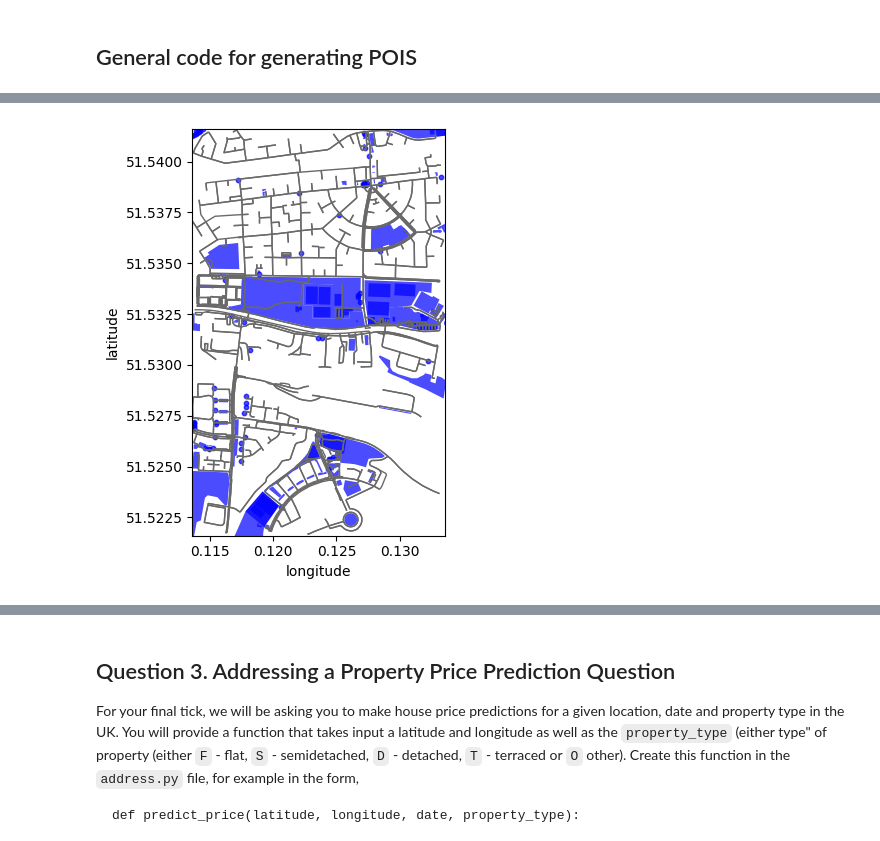
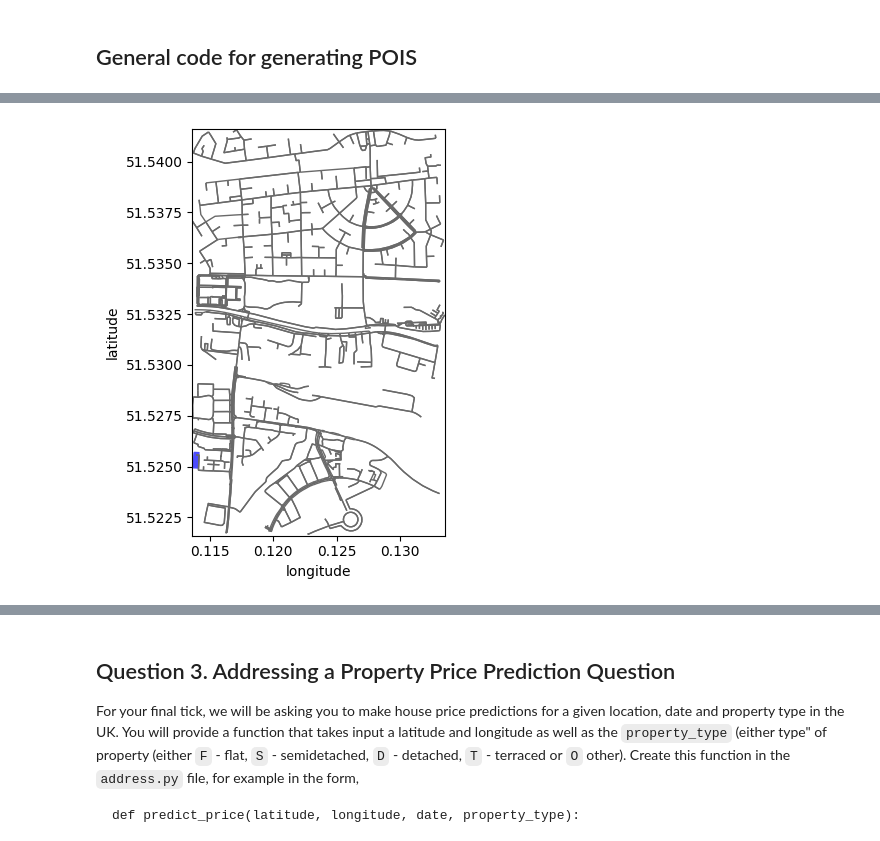
Before and after one commit to Isaac-d22/ADS_final_assign, a Jupyter notebook: notebooks/ADS_Report_2268A.ipynb, the cells around one changed output, grey strips where cells are left out. Cells and saved outputs as stored; diff of their text form; code cells hidden in the pictures.

Commit message:
Access fully working and Assess initial

```diff
--- a/notebooks/ADS_Report_2268A.ipynb
+++ b/notebooks/ADS_Report_2268A.ipynb
@@ -230,7 +195,7 @@ if not os.path.exists("house_price_data"):
     os.makedirs("house_price_data")
 
 URL_PREFIX = "http://prod.publicdata.landregistry.gov.uk.s3-website-eu-west-1.amazonaws.com/"
-for i in range(1995, 2024):
+for i in tqdm(range(1995, 2024)):
     part1 = f"pp-{i}-part1.csv"
     part2 = f"pp-{i}-part2.csv"
     access.download_csv(url=(URL_PREFIX + part1), filename=part1, target_dir="house_price_data")
@@ -242,11 +207,13 @@ access.create_pp_data(conn)
 conn.close()
 # %%
 # Code to populate pp_data table with downloaded csv data
-for i in range(1995, 2024):
+conn = access.create_connection(user=username, password=password, host=url, port=port, database=db_name)
+for i in tqdm(range(1995, 2024)):
     part1 = f"house_price_data/pp-{i}-part1.csv"
     part2 = f"house_price_data/pp-{i}-part2.csv"
     access.populate_table(conn=conn, filename=part1, table="pp_data")
     access.populate_table(conn=conn, filename=part2, table="pp_data")
+conn.close()
 # %%
 # Since our primary key just increments we can check that the database has been populated successfully by taking a number in the region of 28 million.
 # I have a bit over 30.5 million entires in my table which is reasonable and I believe the reason for the difference is the fact that I am using as much data as is available to me.
@@ -538,21 +510,30 @@ area = ox.geocode_to_gdf("Kings Cross, London", which_result=1)
 # %%
-fig, ax = plt.subplots()
+BOX_WIDTH, BOX_HEIGHT = 0.02, 0.02
+for i in range(len(tags)):
+    # Retrieve nodes and edges
+    nodes, edges = ox.graph_to_gdfs(graph)
 
-# Plot the footprint
-area.plot(ax=ax, facecolor="white")
+    # Get place boundary related to the place name as a geodataframe
+    area = ox.geocode_to_gdf("Kings Cross, London", which_result=1)
 
-# Plot street edges
-edges.plot(ax=ax, linewidth=1, edgecolor="dimgray")
+    fig, ax = plt.subplots(locations[0][2])
 
-ax.set_xlim([west, east])
-ax.set_ylim([south, north])
-ax.set_xlabel("longitude")
-ax.set_ylabel("latitude")
+    # Plot the footprint
+    area.plot(ax=ax, facecolor="white")
 
-# Plot all POIs
-pois.plot(ax=ax, color="blue", alpha=0.7, markersize=10)
-plt.tight_layout()
+    # Plot street edges
+    edges.plot(ax=ax, linewidth=1, edgecolor="dimgray")
+
+    north, south, west, east = assess.get_box(locations[0][0], locations[0][1], BOX_HEIGHT, BOX_WIDTH)
+    ax.set_xlim([west, east])
+    ax.set_ylim([south, north])
+    ax.set_xlabel("longitude")
+    ax.set_ylabel("latitude")
+
+    # Plot all POIs
+    pois.plot(ax=ax, color="blue", alpha=0.7, markersize=10)
+    plt.tight_layout()
 # %% [output]
-[figure, old version]
+[figure, new version]
 # %%
 # PCA
```
Also changed, not shown: parts of 19 cells of this notebook, 2 other files.
